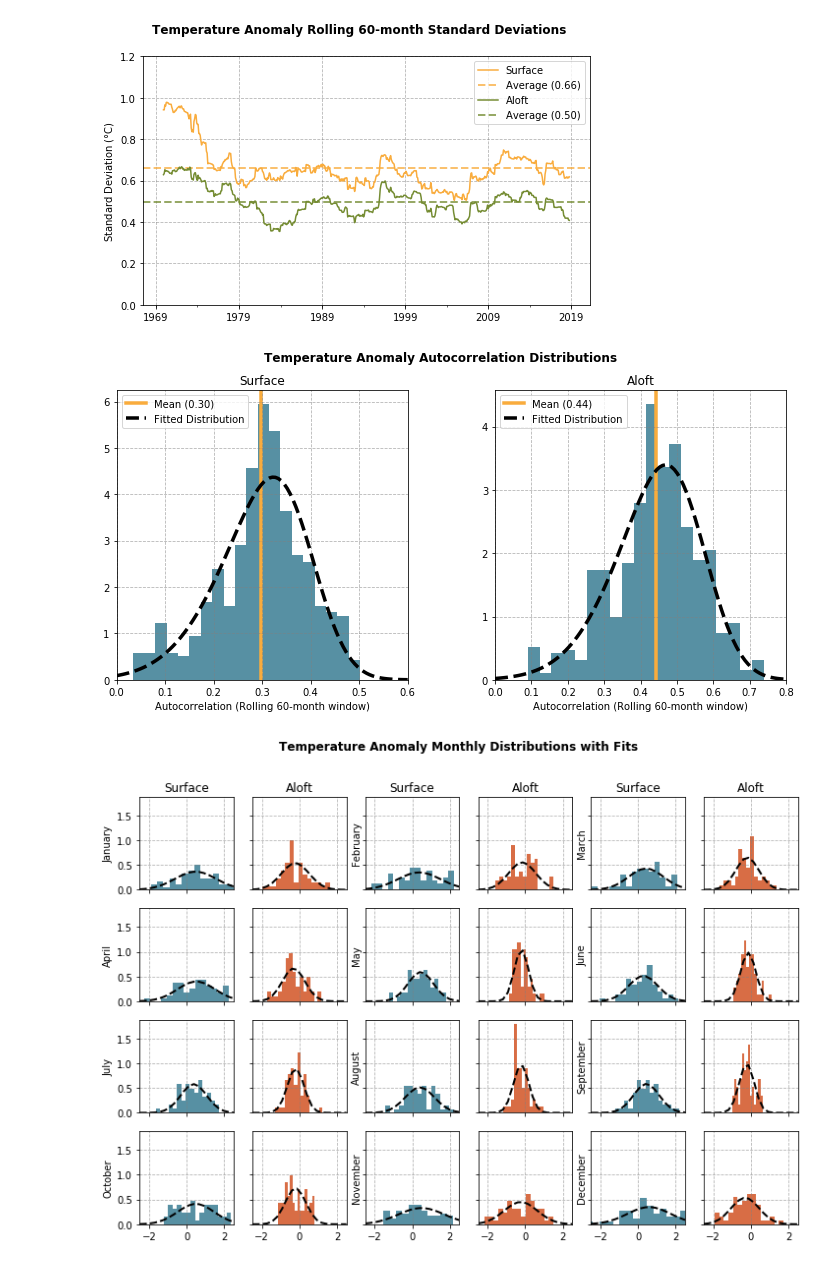
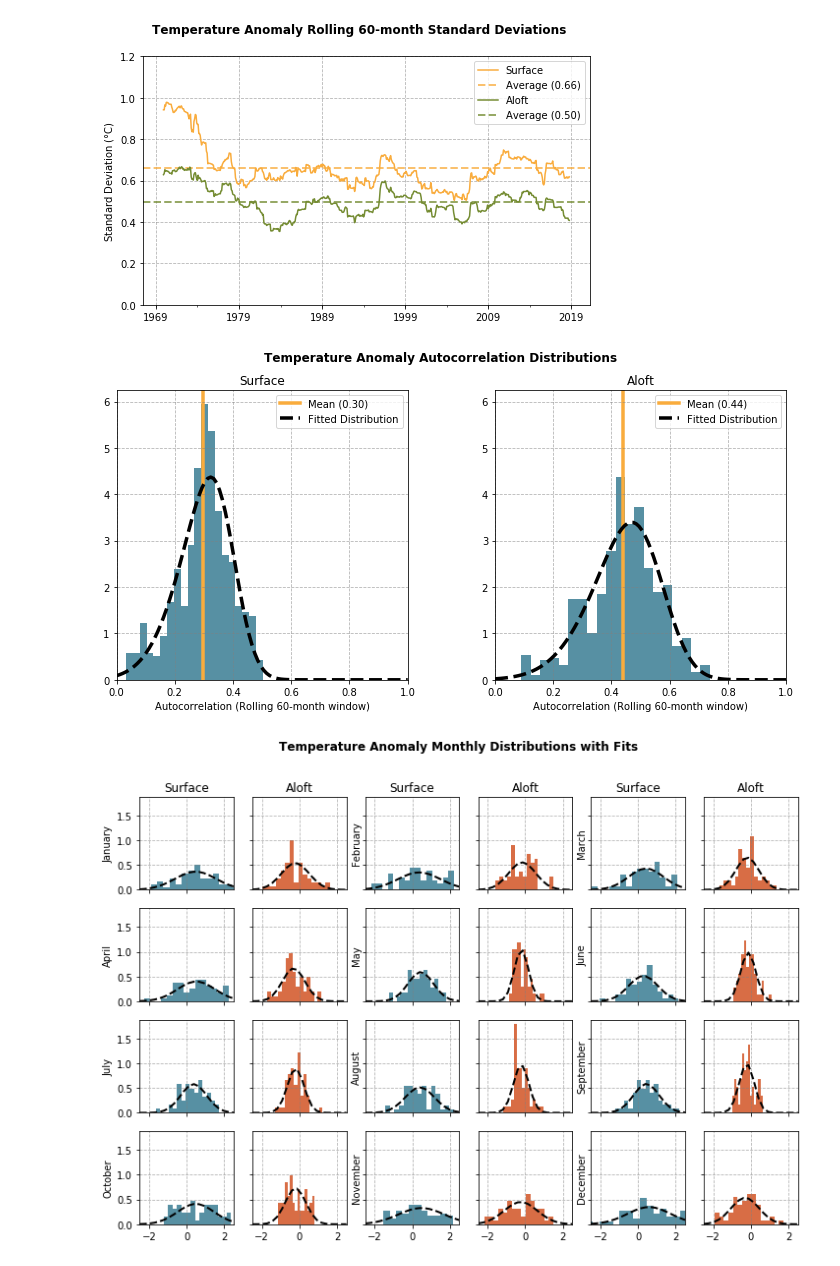
Before and after one commit to douglasdaly/hurricanes, a Jupyter notebook: notebooks/7_mcmc_model.ipynb, the cells around one changed output. Saved outputs shown, nothing was run; the diff lists cells and outputs as text; code cells hidden in the pictures.

```diff
--- a/notebooks/7_mcmc_model.ipynb
+++ b/notebooks/7_mcmc_model.ipynb
@@ -260,47 +260,44 @@ area_alpha = 0.8
 fit_col = 'black'
 line_col = colors[2]
 
-fig, axs = plt.subplots(ncols=2, figsize=(figsize_width, figsize_height/1.5))
+fig, axs = plt.subplots(ncols=2, sharey=True, figsize=(figsize_width, figsize_height/1.5))
 
 # -- Surface
 ax = axs[0]
 roll_acorr.hist('Surface', bins=20, density=True, color=area_col, alpha=area_alpha, ax=ax)
 ax.axvline(acorr_avg.loc['Surface'], linestyle='-', linewidth=3.5, zorder=1,
            color=line_col, label='Mean ({:.2f})'.format(acorr_avg.loc['Surface']))
+ax.set_xlim(0, 1.0)
 
-x_max = np.round(roll_acorr.loc[:, 'Surface'].max()*1.1, 1)
-ax.set_xlim(0, x_max)
-
-t_x = np.linspace(0, x_max, 100)
+t_x = np.linspace(0, 1.0, 100)
 ax.plot(t_x, s_ac_dist.pdf(t_x), color=fit_col, linestyle='--', linewidth=3.5,
         zorder=2, label='Fitted Distribution')
 
 ax.grid(True, linestyle='--', color='grey', alpha=0.6)
 ax.set_xlabel('Autocorrelation (Rolling {}-month window)'.format(period))
-ax.legend(loc='upper left')
+ax.legend(loc='upper right')
 
 # -- Aloft
 ax = axs[1]
 roll_acorr.hist('Aloft', bins=20, density=True, color=area_col, alpha=area_alpha, ax=ax)
 ax.axvline(acorr_avg.loc['Aloft'], linestyle='-', linewidth=3.5, zorder=1,
            color=line_col, label='Mean ({:.2f})'.format(acorr_avg.loc['Aloft']))
+ax.set_xlim(0, 1.0)
+ax.yaxis.set_tick_params(labelleft=True)
 
-x_max = np.round(roll_acorr.loc[:, 'Aloft'].max()*1.1, 1)
-ax.set_xlim(0, x_max)
-
-t_x = np.linspace(0, x_max, 100)
+t_x = np.linspace(0, 1.0, 100)
 ax.plot(t_x, a_ac_dist.pdf(t_x), color=fit_col, linestyle='--', linewidth=3.5,
         zorder=2, label='Fitted Distribution')
 
 ax.grid(True, linestyle='--', color='grey', alpha=0.6)
 ax.set_xlabel('Autocorrelation (Rolling {}-month window)'.format(period))
-ax.legend(loc='upper left')
+ax.legend(loc='upper right')
 
 fig.suptitle('Temperature Anomaly Autocorrelation Distributions', fontweight='bold')
 save_figure(fig, 'surface_aloft_autocorrelation_dists')
 plt.show();
 # %% [output]
-[figure, old version]
+[figure, new version]
 # %%
 # - Fit monthly distributions
 dist_to_use = stats.norm
```
Also changed, not shown: 3 other files.
